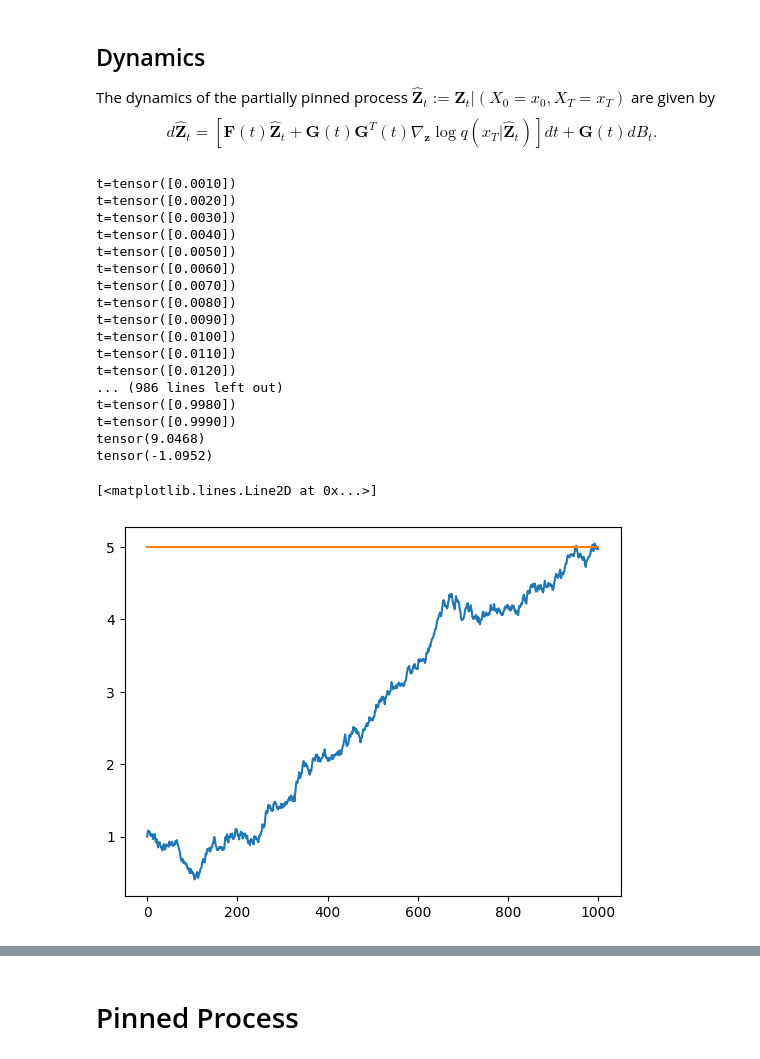
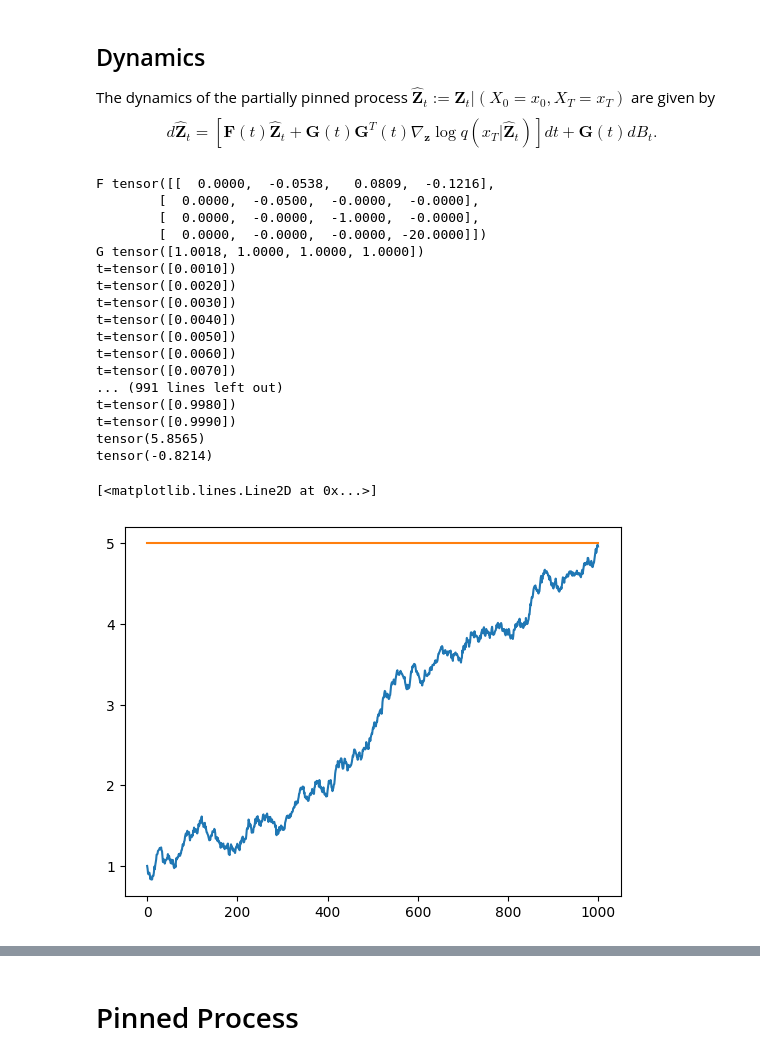
Before and after one commit to ArinaBelova/aligned_diffusion_bridges, a Jupyter notebook: toy/fbb_exp.ipynb, the cells around one changed output, grey strips where cells are left out. Cells and saved outputs as stored; diff of their text form; code cells hidden in the pictures.

```diff
--- a/toy/fbb_exp.ipynb
+++ b/toy/fbb_exp.ipynb
@@ -78,6 +78,7 @@ def cond_mean(x,Y,t,T,omega,gamma,g):
     T = T[:,:,None]
     gamma = gamma[:,None,:]
     omega = omega[:,None,:]
+
     return x - g * torch.sum(omega*(1-torch.exp(-gamma*(T -t)))*Y,dim=-1)
 
 def cond_var(t,T,omega,gamma,g):
@@ -93,6 +94,11 @@ def cond_var(t,T,omega,gamma,g):
     return g * torch.sum((omega_i * omega_j)/(gamma_i+gamma_j) * (1-torch.exp(-(gamma_i+gamma_j)*(T-t))),dim=(1,2))
 
 def zeta(t,T,gamma,g):
+
+    t = t[:,:,None]
+    T = T[:,:,None]
+    gamma = gamma[:,None,:]
+
     return g * (1-torch.exp(-gamma*(T -t)))
 
 def covX(s,t, omega, gamma, g):
@@ -191,9 +197,9 @@ def score_fn(x,Y,xT,T, t, omega, gamma, g):
     var  = cond_var(t,T,omega,gamma,g)
 
     score_x = (xT- mu)/(var)
-    scale = torch.ones(omega.shape[1]+1)
-    scale[1:] = omega * zeta(t,T,gamma,g)
-    return scale[None,None] * score_x[:,:,None]
+    scale = torch.ones(1,1,omega.shape[1]+1)
+    scale[:,:,1:] = omega[:,None,:] * zeta(t,T,gamma,g)
+    return scale* score_x[:,:,None]
 # %%
 start = 0.0
 end = 1.0
@@ -222,9 +228,10 @@ g = 1.0
 
 F = torch.zeros(K+1,K+1)
 F[:,1:] = -torch.vstack([g*(omega * gamma)[0],torch.diag(gamma[0])])
-
+print('F',F)
 G = torch.ones(K+1)
 G[0] = torch.sum(fbb.omega) * g
+print('G',G)
 
 Z = torch.ones(bs,2,N+1,K+1)
 Z[:,:,:,1:] = 0
@@ -236,44 +243,54 @@ for n in range(N):
     t = timesteps[n+1][None,None]
     print(f't={t[0]}')
     GG = G[None,None,:,None] * G[None,None,None,:]
-    dw = torch.sqrt(dt) * torch.randn_like(Z[:,0,0])[:,None]
+    dw = torch.sqrt(dt) * torch.randn_like(z0[:,:,0])[:,:,None]
     x = z0[:,:,0]
     Y = z0[:,:,1:]
     score = score_fn(x,Y,xT,T, t, omega, gamma, g)
-    z1 = z0 + (matrix_vector_mp(F, z0) + matrix_vector_mp(GG, score))*dt + G * dw
+    # print('T',T.shape)
+    # print('t',t.shape)
+    # print('F',F[None,None,:,:].shape)
+    # print('z0',z0.shape)
+    # print('Fz0',matrix_vector_mp(F[None,None,:,:], z0).shape)
+    # print('dt',dt.shape)
+    # print('GG',GG.shape)
+    # print('GGscore',matrix_vector_mp(GG, score).shape)
+    # print('dw',dw.shape)
+    # print('score',score.shape)
+    z1 = z0 + (matrix_vector_mp(F[None,None,:,:], z0) + matrix_vector_mp(GG, score))*dt + G[None,None,:] * dw
 
     Z[:,:,n+1] = z1
 
     if torch.isnan(Z).any():
         print(f'Found nan in Z at t={t[0,0]}')
         break
 
     z0 = z1
 
 print(torch.max(Z))
 print(torch.min(Z))
 plt.plot(Z[0,0,:,0])
 plt.plot(torch.ones_like(Z[0,0,:,0])*b)
 # %% [output]
+F tensor([[  0.0000,  -0.0538,   0.0809,  -0.1216],
+        [  0.0000,  -0.0500,  -0.0000,  -0.0000],
+        [  0.0000,  -0.0000,  -1.0000,  -0.0000],
+        [  0.0000,  -0.0000,  -0.0000, -20.0000]])
+G tensor([1.0018, 1.0000, 1.0000, 1.0000])
 t=tensor([0.0010])
 t=tensor([0.0020])
 t=tensor([0.0030])
 t=tensor([0.0040])
 t=tensor([0.0050])
 t=tensor([0.0060])
 t=tensor([0.0070])
-t=tensor([0.0080])
-t=tensor([0.0090])
-t=tensor([0.0100])
-t=tensor([0.0110])
-t=tensor([0.0120])
-... (986 lines left out)
+... (991 lines left out)
 t=tensor([0.9980])
 t=tensor([0.9990])
-tensor(9.0468)
-tensor(-1.0952)
+tensor(5.8565)
+tensor(-0.8214)
 [<matplotlib.lines.Line2D at 0x...>]
-[figure, old version]
+[figure, new version]
 # %%
 plt.plot(Z[0,0,:,0],label=f'X')
 for k in range(K):
```
Also changed, not shown: parts of 6 cells of this notebook, 2 other files.
